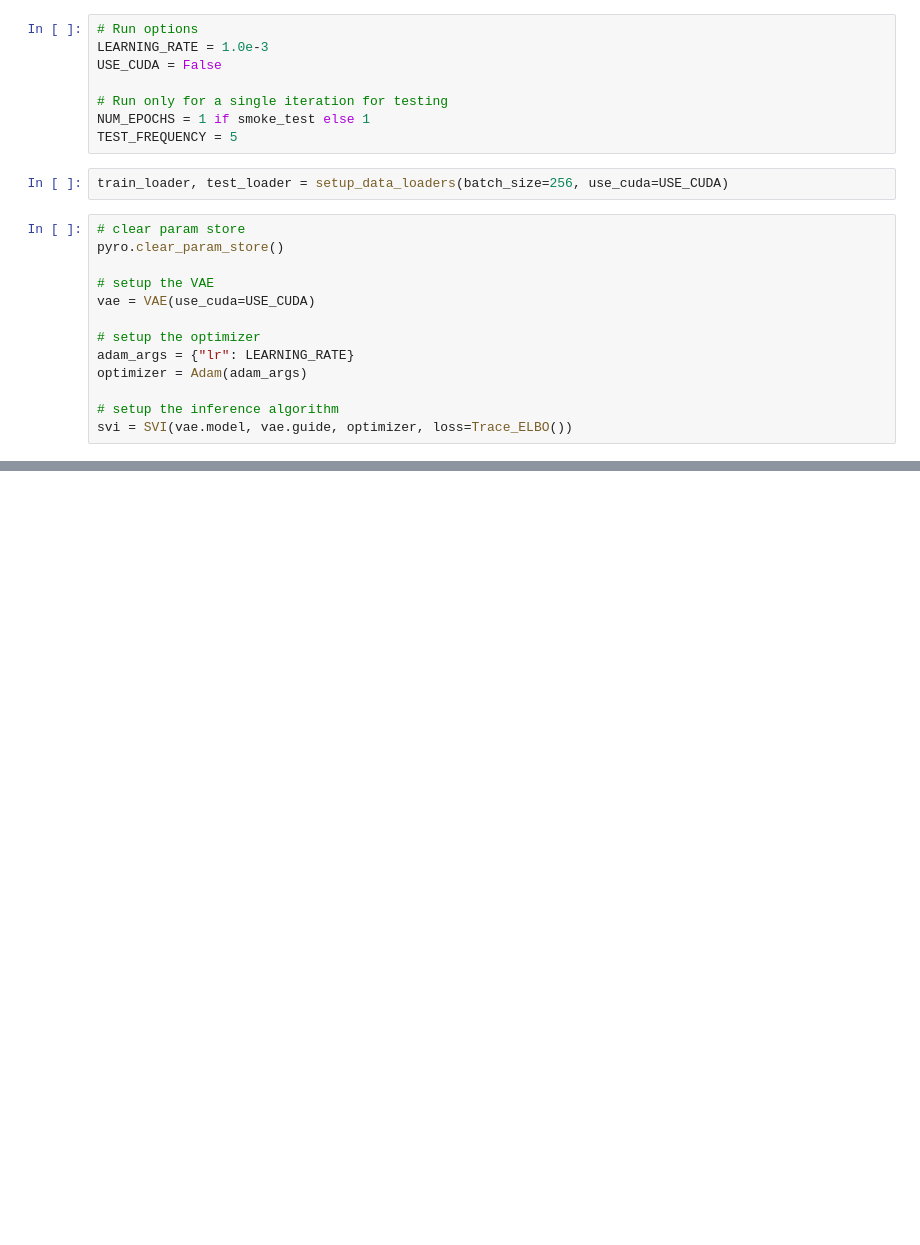
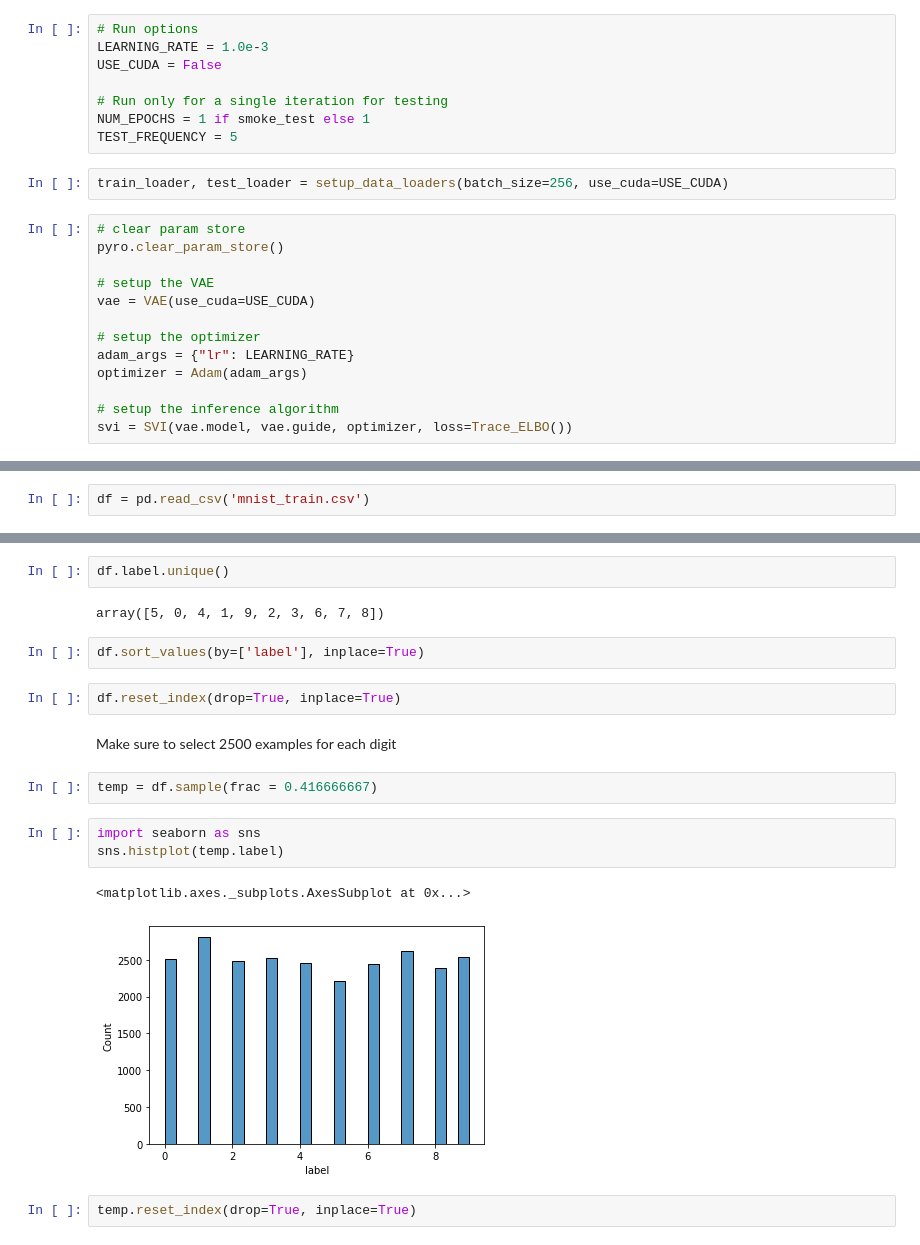
Before and after one commit to prasadshreyas/CS7290-Causal-ML-PyTorch, a Jupyter notebook: TMNIST_MNIST_Variational_Autoencoders.ipynb, the cells around one changed output, grey strips where cells are left out. Drawn from its saved outputs; the diff is of its cells as text; blank space fills up the shorter version.

```diff
--- a/TMNIST_MNIST_Variational_Autoencoders.ipynb
+++ b/TMNIST_MNIST_Variational_Autoencoders.ipynb
@@ -350,0 +414,2 @@ Label: 5
+# %%
+df = pd.read_csv('mnist_train.csv')
@@ -350,0 +437,20 @@ Label: 5
+# %%
+df.label.unique()
+# %% [output]
+array([5, 0, 4, 1, 9, 2, 3, 6, 7, 8])
+# %%
+df.sort_values(by=['label'], inplace=True)
+# %%
+df.reset_index(drop=True, inplace=True)
+# %% [markdown]
+Make sure to select 2500 examples for each digit
+# %%
+temp = df.sample(frac = 0.416666667)
+# %%
+import seaborn as sns
+sns.histplot(temp.label)
+# %% [output]
+<matplotlib.axes._subplots.AxesSubplot at 0x...>
+[figure, added]
+# %%
+temp.reset_index(drop=True, inplace=True)
```
Also changed, not shown: parts of 47 cells of this notebook.
